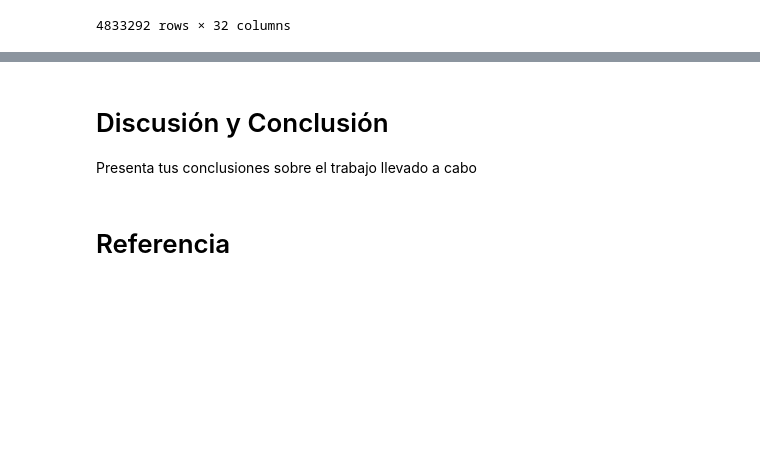
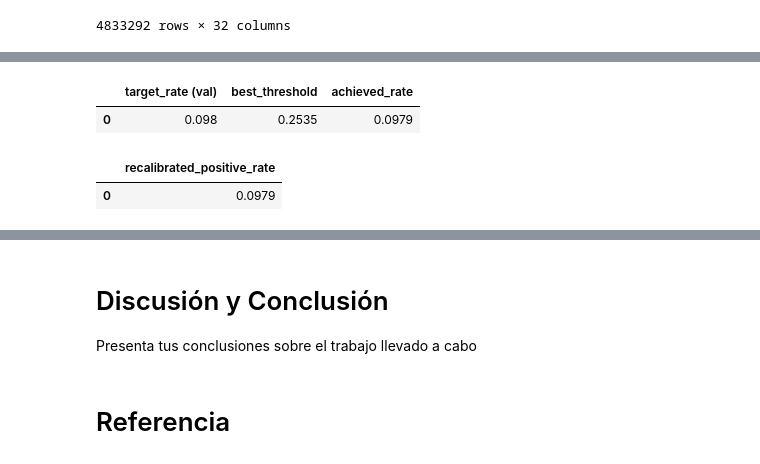
Before and after one commit to Xavi122323/Maestria-IA-Aplicada, a Jupyter notebook: Big Data Aplicada a los Negocios/Bedón, Bedón, Cobos, Ramos - Simulación Caso de Negocio_DT, RF & GB.ipynb, the cells around one changed output, grey strips where cells are left out. Cells and saved outputs as stored; diff of their text form; code cells hidden in the pictures; blank space fills up the shorter version.

```diff
--- a/Big Data Aplicada a los Negocios/Bedón, Bedón, Cobos, Ramos - Simulación Caso de Negocio_DT, RF & GB.ipynb
+++ b/Big Data Aplicada a los Negocios/Bedón, Bedón, Cobos, Ramos - Simulación Caso de Negocio_DT, RF & GB.ipynb
@@ -372,0 +394,36 @@ display(df_final)
+# %%
+target_rate = rate_val
+
+thresholds = np.linspace(0.01, 0.99, 500)
+rates = []
+
+for t in thresholds:
+    rate = (df_final['probs'] >= t).mean()
+    rates.append(rate)
+
+rates = np.array(rates)
+
+best_idx = np.argmin(np.abs(rates - target_rate))
+best_threshold = float(thresholds[best_idx])
+best_rate = float(rates[best_idx])
+
+df_threshold_result = pd.DataFrame({
+    "target_rate (val)": [round(target_rate, 4)],
+    "best_threshold": [round(best_threshold, 4)],
+    "achieved_rate": [round(best_rate, 4)]
+})
+
+display(df_threshold_result)
+
+df_final['reordered_recal'] = (df_final['probs'] >= best_threshold).astype(int)
+
+df_recal_rate = pd.DataFrame({
+    "recalibrated_positive_rate": [round(df_final['reordered_recal'].mean(), 4)]
+})
+
+display(df_recal_rate)
+# %% [output]
+|  | target_rate (val) | best_threshold | achieved_rate |
+| 0 | 0.098 | 0.2535 | 0.0979 |
+|  | recalibrated_positive_rate |
+| 0 | 0.0979 |
```
Also changed, not shown: parts of 4 cells of this notebook.
